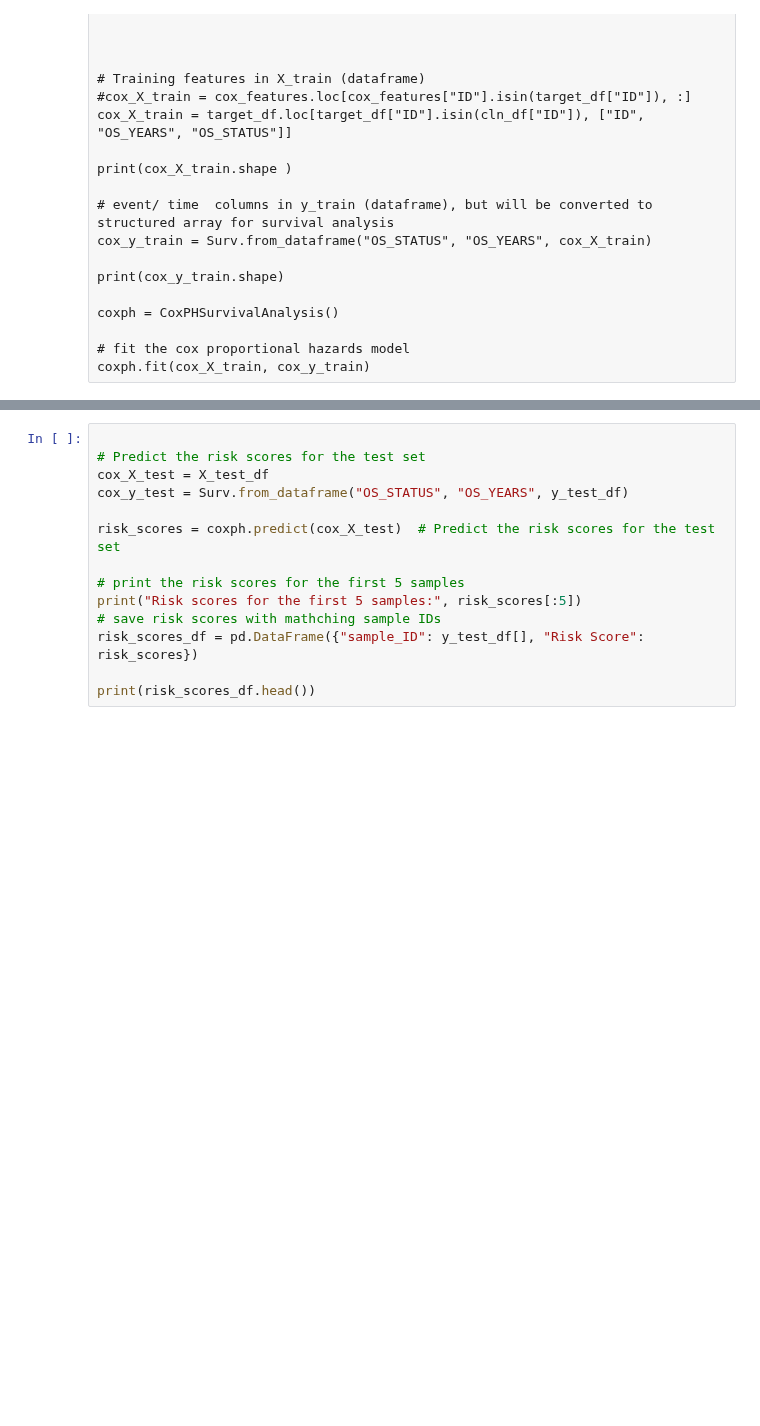
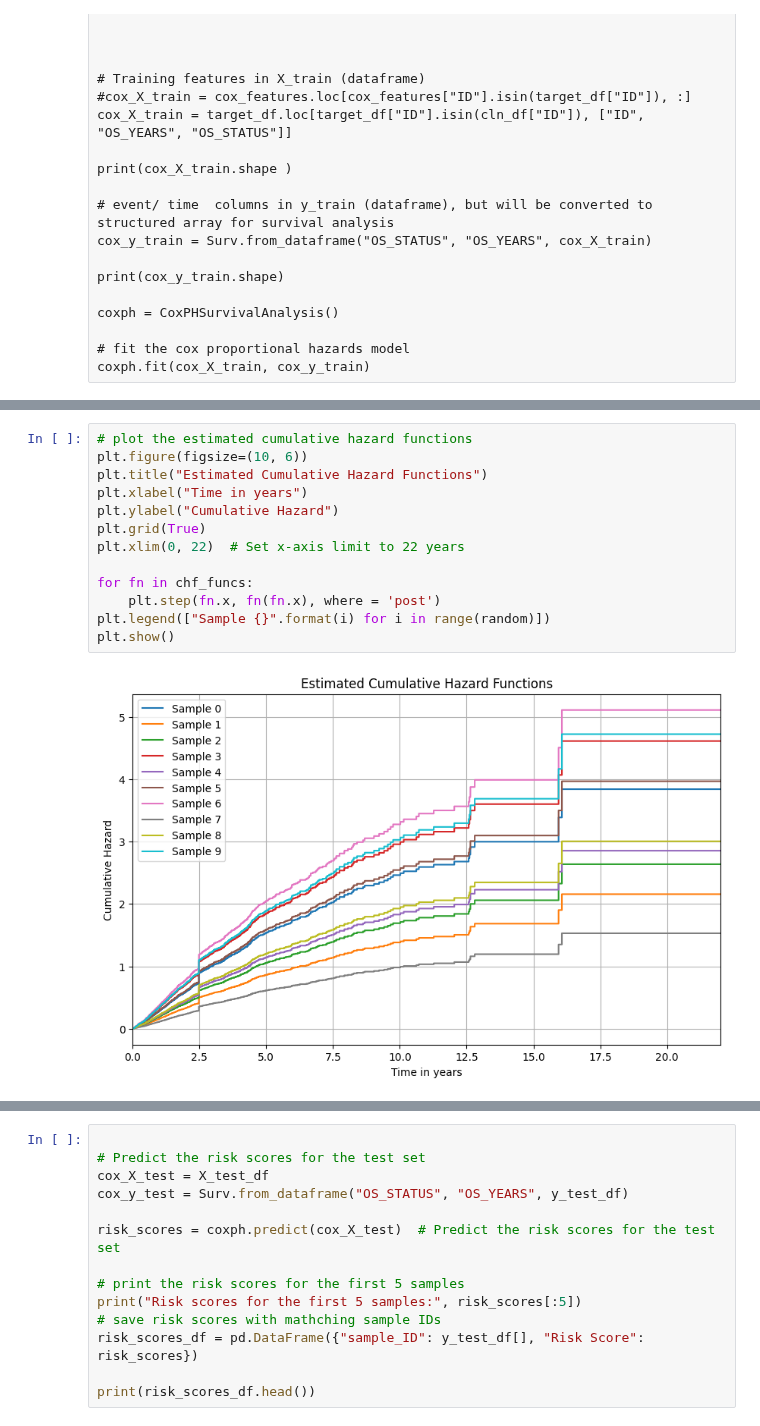
Before and after one commit to kaSae6/PredictLeukemiaSurvival, a Jupyter notebook: 3_Model/Survival_analysis_model_MM.ipynb, the cells around one changed output, grey strips where cells are left out. Saved outputs shown, nothing was run; the diff lists cells and outputs as text; blank space fills up the shorter version.

```diff
--- a/3_Model/Survival_analysis_model_MM.ipynb
+++ b/3_Model/Survival_analysis_model_MM.ipynb
@@ -791,2 +926,17 @@ coxph.fit(cox_X_train, cox_y_train)
+# %%
+# plot the estimated cumulative hazard functions
+plt.figure(figsize=(10, 6))
+plt.title("Estimated Cumulative Hazard Functions")
+plt.xlabel("Time in years")
+plt.ylabel("Cumulative Hazard")
+plt.grid(True)
+plt.xlim(0, 22)  # Set x-axis limit to 22 years
+
+for fn in chf_funcs:
+    plt.step(fn.x, fn(fn.x), where = 'post')
+plt.legend(["Sample {}".format(i) for i in range(random)])
+plt.show()
+# %% [output]
+[figure, added]
 # %%
 # cox coefficients with complete clinical data
```
Also changed, not shown: parts of 14 cells of this notebook.
